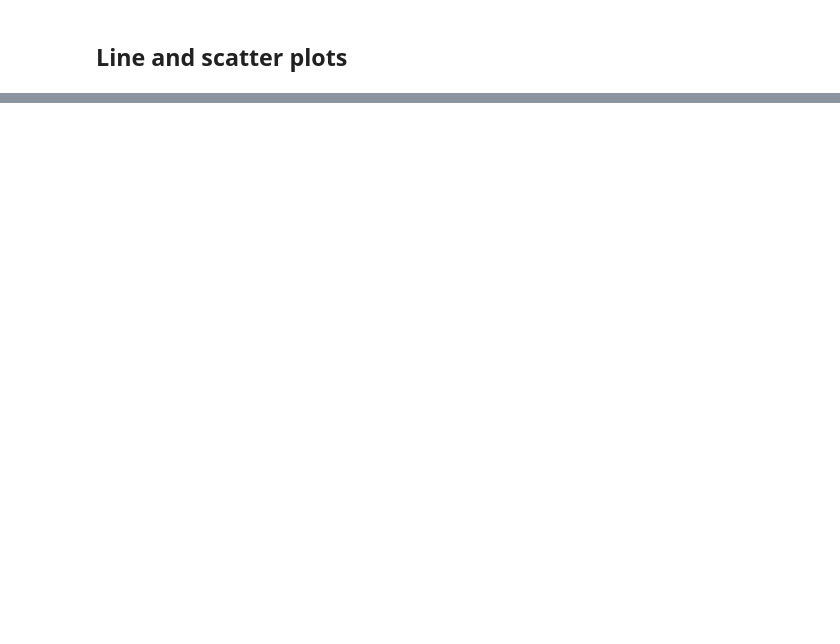
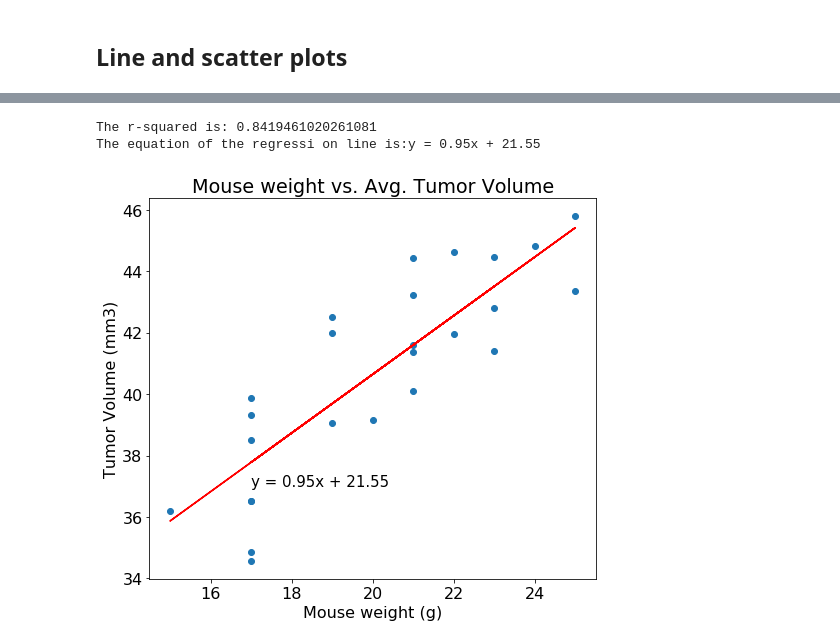
Before and after one commit to ShabeeheRizvi/Matplotlib-Challenge, a Jupyter notebook: Pymaceuticals/pymaceuticals_starter.ipynb, the cells around one changed output, grey strips where cells are left out. Cells and saved outputs as stored; diff of their text form; code cells hidden in the pictures; blank space fills up the shorter version.

```diff
--- a/Pymaceuticals/pymaceuticals_starter.ipynb
+++ b/Pymaceuticals/pymaceuticals_starter.ipynb
@@ -288,0 +399,26 @@ capomulin_data = combined_data.loc[combined_data]
+# %%
+x_values = cap_mouse_id['Mouse_weight']
+y_values = cap_mouse_id['Tumor_vol_mean']
+
+(slope, intercept, rvalue, pvalue, stderr) = linregress(x_values, y_values)
+
+regress_values = x_values * slope + intercept
+
+line_eq = f'y = {str(round(slope,2))}x + {str(round(intercept,2))}'
+
+plt.scatter(x_values,y_values)
+plt.plot(x_values,regress_values,"r-")
+plt.annotate(line_eq,(17,37),fontsize=15,color="black")
+plt.title("Mouse weight vs. Avg. Tumor Volume")
+plt.xlabel("Mouse weight (g)")
+plt.ylabel("Tumor Volume (mm3)")
+
+
+print(f"The r-squared is: {rvalue}")
+print(f"The equation of the regressi on line is:{line_eq}")
+
+plt.show()
+# %% [output]
+The r-squared is: 0.8419461020261081
+The equation of the regressi on line is:y = 0.95x + 21.55
+[figure, added]
```
Also changed, not shown: parts of 14 cells of this notebook.
